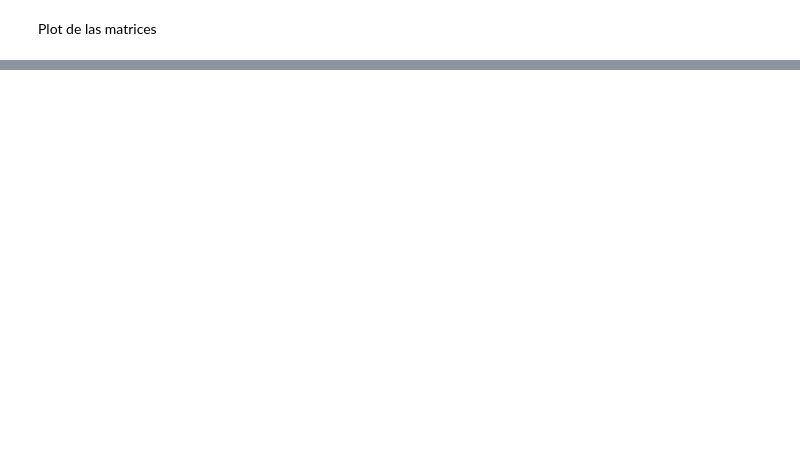
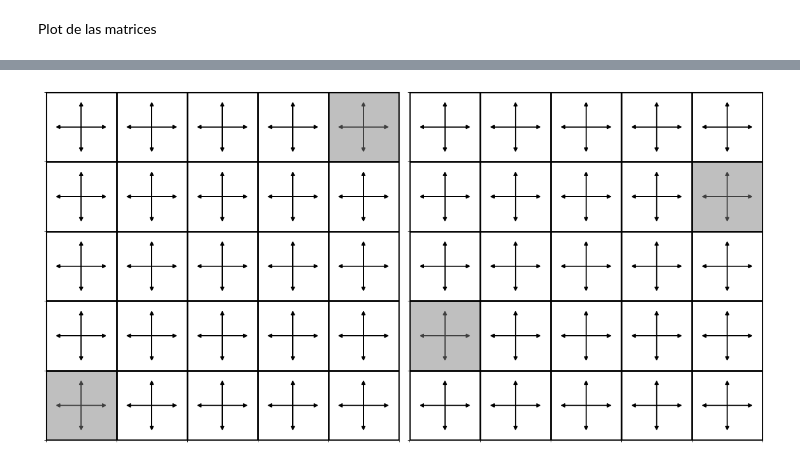
Before and after one commit to sergiorozada12/fhtlr-opt-learning, a Jupyter notebook: experiments.ipynb, the cells around one changed output, grey strips where cells are left out. Drawn from its saved outputs; the diff is of its cells as text; code cells hidden in the pictures; blank space fills up the shorter version.

Commit message:
Falta añadir flechas y etc

```diff
--- a/experiments.ipynb
+++ b/experiments.ipynb
@@ -579,0 +536,50 @@ plot_gridworld(ENV.W, mat_q_stationary, mat_q, mat_pi)
+# %%
+import matplotlib.pyplot as plt
+import numpy as np
+
+def draw_grid_with_arrows():
+    # Configuración de la figura
+    fig, ax = plt.subplots(1, 2, figsize=(12, 6))
+
+    # Coordenadas de las flechas para la cuadrícula 5x5
+    grid_size = 5
+    x = np.arange(grid_size)
+    y = np.arange(grid_size)
+
+    # Flechas en todas las direcciones
+    directions = [(0, 0.3), (0, -0.3), (0.3, 0), (-0.3, 0)]  # (dx, dy) arriba, abajo, derecha, izquierda
+
+    # Posiciones sombreadas en cada gráfico
+    shaded_positions = [
+        [(0, 0), (4, 4)],  # Primera imagen
+        [(0, 1), (4, 3)],  # Segunda imagen
+        [(0, 0), (4, 4)]   # Tercera imagen
+    ]
+
+    # Dibujar las 3 imágenes
+    for idx, ax_idx in enumerate(ax):
+        ax_idx.set_xlim(-0.5, grid_size - 0.5)
+        ax_idx.set_ylim(-0.5, grid_size - 0.5)
+        ax_idx.set_xticks(np.arange(-0.5, grid_size, 1), minor=True)
+        ax_idx.set_yticks(np.arange(-0.5, grid_size, 1), minor=True)
+        ax_idx.grid(which="minor", color="black", linestyle='-', linewidth=2)
+        ax_idx.tick_params(left=False, bottom=False, labelleft=False, labelbottom=False)
+
+        # Dibujar flechas en cada celda
+        for i in range(grid_size):
+            for j in range(grid_size):
+                for dx, dy in directions:
+                    ax_idx.arrow(i, j, dx, dy, head_width=0.05, head_length=0.05, fc='black', ec='black')
+
+        # Pintar las celdas sombreadas
+        for pos in shaded_positions[idx]:
+            rect = plt.Rectangle((pos[0] - 0.5, pos[1] - 0.5), 1, 1, color='gray', alpha=0.5)
+            ax_idx.add_patch(rect)
+
+    plt.tight_layout()
+    plt.show()
+
+# Llamada a la función
+draw_grid_with_arrows()
+# %% [output]
+[figure, added]
```
Also changed, not shown: parts of 18 cells of this notebook, 12 other files.
